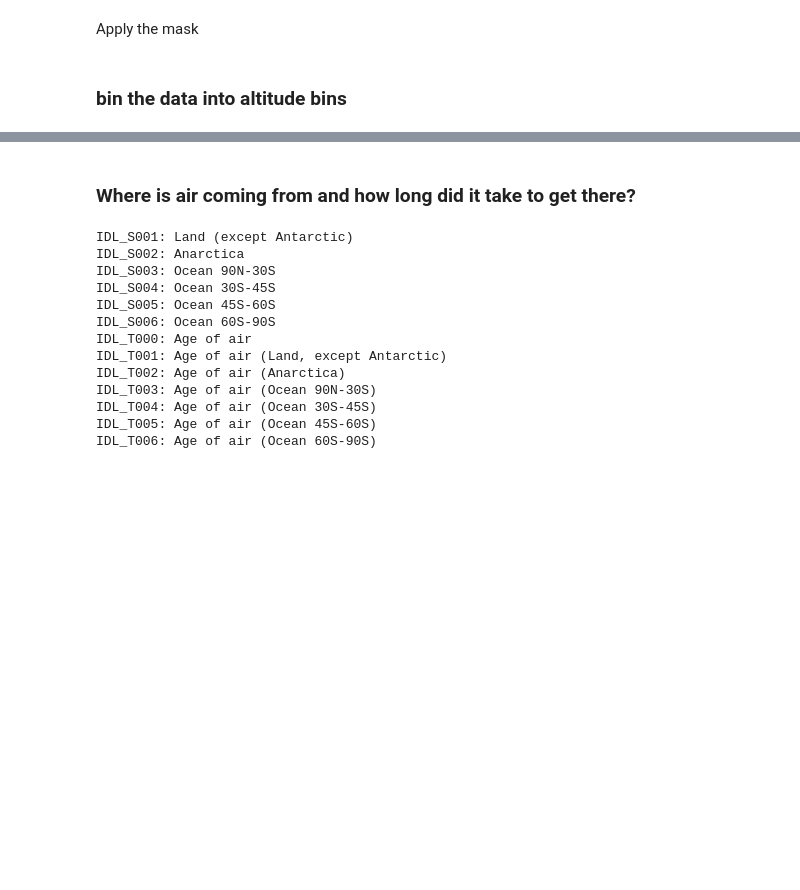
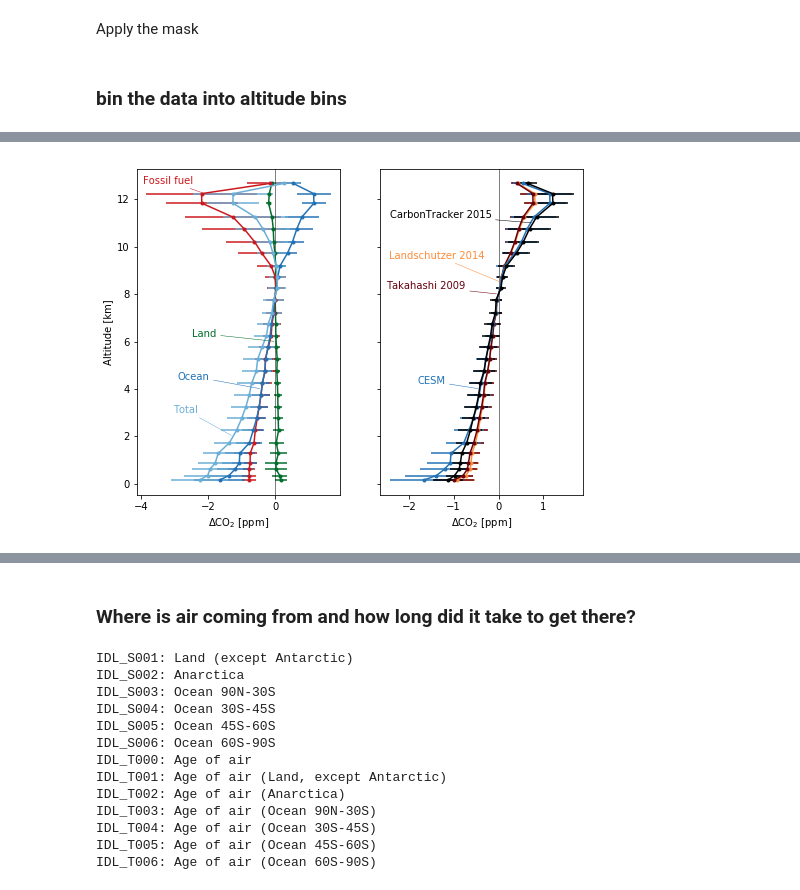
Before and after one commit to matt-long/orcas, a Jupyter notebook: plot_vertical_profile_flights.ipynb, the cells around one changed output, grey strips where cells are left out. Drawn from its saved outputs; the diff is of its cells as text; code cells hidden in the pictures; blank space fills up the shorter version.

```diff
--- a/plot_vertical_profile_flights.ipynb
+++ b/plot_vertical_profile_flights.ipynb
@@ -149 +179,12 @@ Wall time: 53.2 s
+# %%
+color = {'CO2_NOAA' : colorbrewer.singlehue('purple')[0],
+         'CO2': colorbrewer.singlehue('blue')[4],
+         'CO2_OCN': colorbrewer.singlehue('blue')[2],
+         'CO2_FFF': colorbrewer.singlehue('red')[2],
+         'CO2_LND': colorbrewer.singlehue('green')[1],
+         'CO2_T09': colorbrewer.singlehue('red')[0],
+         'CO2_L14C':colorbrewer.singlehue('orange')[4],
+         'CO2_C15O':colorbrewer.singlehue('black')[0]}
+
+alt_flux_tracers = ['CO2_L14C','CO2_T09','CO2_OCN','CO2_C15O']
 # %%
@@ -169,0 +221,59 @@ sc = ax.errorbar(mdl_avg[vm].values,mdl_avg.GGALT.values,
+# %%
+fig = plt.figure(figsize=(8.,6.))
+
+#-- plot composition
+ax = fig.add_subplot(121)
+for vm in ['CO2_LND','CO2_FFF','CO2_OCN','CO2']:
+    sc = ax.errorbar(normalize(mdl_avg[vm]).values,
+                     mdl_avg.GGALT.values,
+                     xerr=mdl_std[vm].values,
+                     fmt='.-',color=color[vm])
+
+ax.axvline(0.,linewidth=0.5,color='k')
+ax.set_xlabel('$\Delta$CO$_2$ [ppm]')
+ax.set_ylabel('Altitude [km]')
+
+label = {'CO2_FFF':{'y':12.25,'xoff':-1.8,'yoff':0.4,'name':'Fossil fuel'},
+         'CO2_LND':{'y':6,'xoff':-2.5,'yoff':0.2,'name':'Land'},
+         'CO2_OCN':{'y':4,'xoff':-2.5,'yoff':0.4,'name':'Ocean'},
+         'CO2':{'y':2,'xoff':-1.8,'yoff':1,'name':'Total'}
+        }
+for vm,lb in label.items():
+    x = np.interp(lb['y'],mdl_avg.GGALT.values,normalize(mdl_avg[vm]).values)
+    ax.annotate(lb['name'],
+                xy=(x,lb['y']),
+                xytext=(x+lb['xoff'],lb['y']+lb['yoff']),
+                color=color[vm],
+                arrowprops=dict(color=color[vm],arrowstyle='-',linewidth=0.5),
+                )
+
+ax = fig.add_subplot(122)
+
+for vm in alt_flux_tracers:
+    sc = ax.errorbar(normalize(mdl_avg[vm]).values,
+                     mdl_avg.GGALT.values,
+                     xerr=mdl_std[vm].values,
+                     fmt='.-',color=color[vm])
+
+ax.axvline(0.,linewidth=0.5,color='k')
+ax.set_xlabel('$\Delta$CO$_2$ [ppm]')
+ax.set_yticklabels([])
+
+label = {'CO2_L14C':{'y':8.5,'xoff':-2.5,'yoff':1,'name':'Landschutzer 2014'},
+         'CO2_T09':{'y':8,'xoff':-2.5,'yoff':0.2,'name':'Takahashi 2009'},
+         'CO2_C15O':{'y':11,'xoff':-3.2,'yoff':0.2,'name':'CarbonTracker 2015'},
+         'CO2_OCN':{'y':4,'xoff':-1.4,'yoff':0.2,'name':'CESM'}
+        }
+for vm,lb in label.items():
+    if vm not in alt_flux_tracers: continue
+    x = np.interp(lb['y'],mdl_avg.GGALT.values,normalize(mdl_avg[vm]).values)
+    ax.annotate(lb['name'],
+                xy=(x,lb['y']),
+                xytext=(x+lb['xoff'],lb['y']+lb['yoff']),
+                color=color[vm],
+                arrowprops=dict(color=color[vm],arrowstyle='-',linewidth=0.5),
+                )
+plt.savefig(os.path.join(diro['fig'],'vertical-profile-flavors-alt-fluxes.pdf'),
+           bbox_inches='tight',dpi=300)
+# %% [output]
+[figure, added]
```
Also changed, not shown: parts of 54 cells of this notebook, 12 other files.
